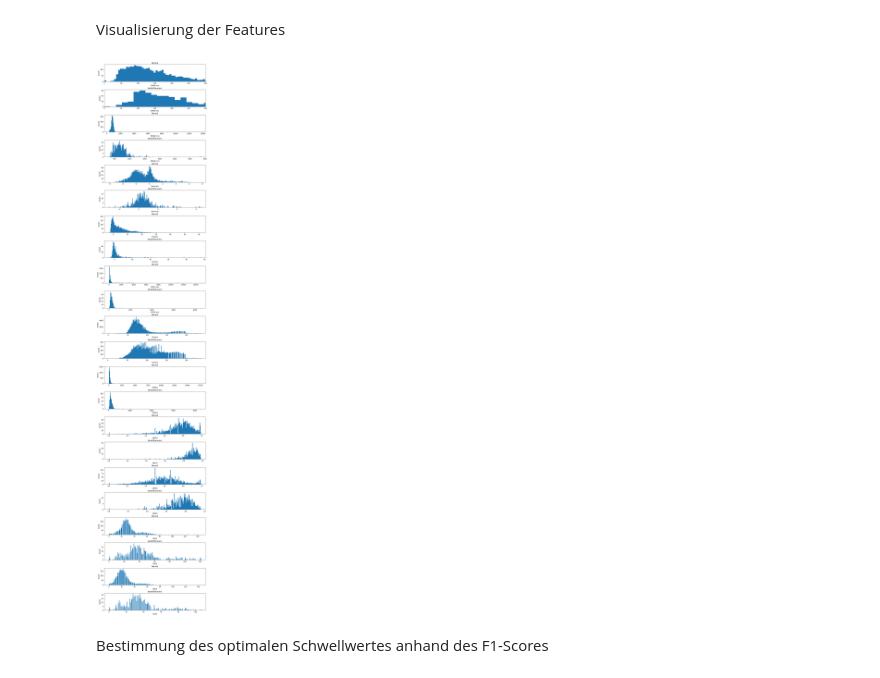
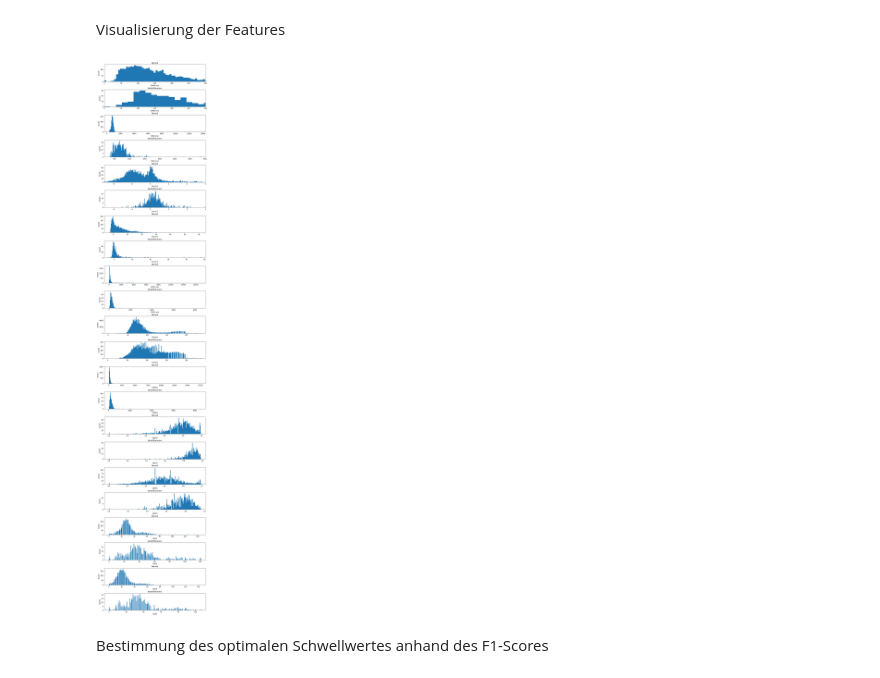
Before and after one commit to loewe2/die-sonderposten, a Jupyter notebook: Wettbewerb_KI_in_der_Medizin_WiSe_2021_22.ipynb, the cells around one changed output. Drawn from its saved outputs; the diff is of its cells as text; code cells hidden in the pictures.

```diff
--- a/Wettbewerb_KI_in_der_Medizin_WiSe_2021_22.ipynb
+++ b/Wettbewerb_KI_in_der_Medizin_WiSe_2021_22.ipynb
@@ -153,37 +153,37 @@ axs[1].set_ylabel("Anzahl")
 axs[2].hist(mdnn_normal,200)
 #axs[2].set_xlim([0, 1500])
 axs[2].set_title("Normal")
-axs[2].set_xlabel("MDNN (ms)")
+axs[2].set_xlabel("MNN (ms)")
 axs[2].set_ylabel("Anzahl")
 
 axs[3].hist(mdnn_afib,200)
 #axs[3].set_xlim([0, 1500])
 axs[3].set_title("Vorhofflimmern")
-axs[3].set_xlabel("MDNN (ms)")
+axs[3].set_xlabel("MNN (ms)")
 axs[3].set_ylabel("Anzahl")
 
 axs[4].hist(rrskew_normal,200)
-#axs[4].set_xlim([0, 1500])
+axs[4].set_xlim([-5, 6])
 axs[4].set_title("Normal")
-axs[4].set_xlabel("Skewness")
+axs[4].set_xlabel("Secret 1")
 axs[4].set_ylabel("Anzahl")
 
 axs[5].hist(rrskew_afib,200)
-#axs[5].set_xlim([0, 1500])
+axs[5].set_xlim([-5, 6])
 axs[5].set_title("Vorhofflimmern")
-axs[5].set_xlabel("Skewness")
+axs[5].set_xlabel("Secret 1")
 axs[5].set_ylabel("Anzahl")
 
 axs[6].hist(rrkurt_normal,200)
 #axs[6].set_xlim([0, 1500])
 axs[6].set_title("Normal")
-axs[6].set_xlabel("Kurtosis")
+axs[6].set_xlabel("Secret 2")
 axs[6].set_ylabel("Anzahl")
 
 axs[7].hist(rrkurt_afib,200)
 #axs[7].set_xlim([0, 1500])
 axs[7].set_title("Vorhofflimmern")
-axs[7].set_xlabel("Kurtosis")
+axs[7].set_xlabel("Secret 2")
 axs[7].set_ylabel("Anzahl")
 
 axs[8].hist(sdsd_normal,200)
@@ -245,34 +245,34 @@ axs[17].hist(pNN50_afib,200)
 axs[17].set_title("Vorhofflimmern")
 axs[17].set_xlabel("pNN50")
 axs[17].set_ylabel("Anzahl")
 
 axs[18].hist(NN20_normal,200)
 #axs[18].set_xlim([0, 1500])
 axs[18].set_title("Normal")
 axs[18].set_xlabel("NN20")
 axs[18].set_ylabel("Anzahl")
 
 axs[19].hist(NN20_afib,200)
 #axs[19].set_xlim([0, 1500])
 axs[19].set_title("Vorhofflimmern")
 axs[19].set_xlabel("NN20")
 axs[19].set_ylabel("Anzahl")
 
 axs[20].hist(NN50_normal,200)
 #axs[20].set_xlim([0, 1500])
 axs[20].set_title("Normal")
 axs[20].set_xlabel("NN50")
 axs[20].set_ylabel("Anzahl")
 
 axs[21].hist(NN50_afib,200)
 #axs[21].set_xlim([0, 1500])
 axs[21].set_title("Vorhofflimmern")
 axs[21].set_xlabel("NN50")
 axs[21].set_ylabel("Anzahl")
 
 plt.show()
 # %% [output]
-[figure, old version]
+[figure, new version]
 # %% [markdown]
 Bestimmung des optimalen Schwellwertes anhand des F1-Scores
 # %%
```
Also changed, not shown: parts of 6 cells of this notebook, 4 other files.
